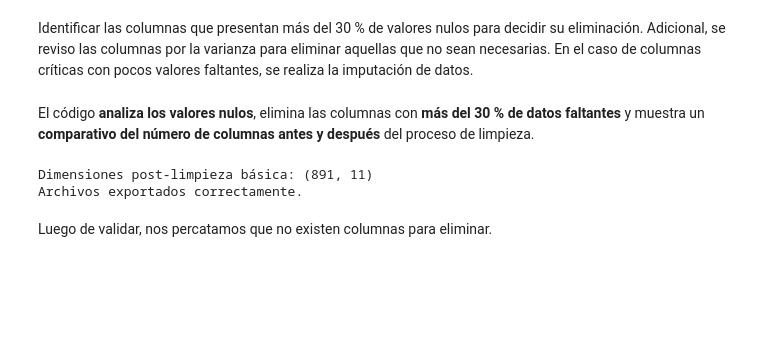
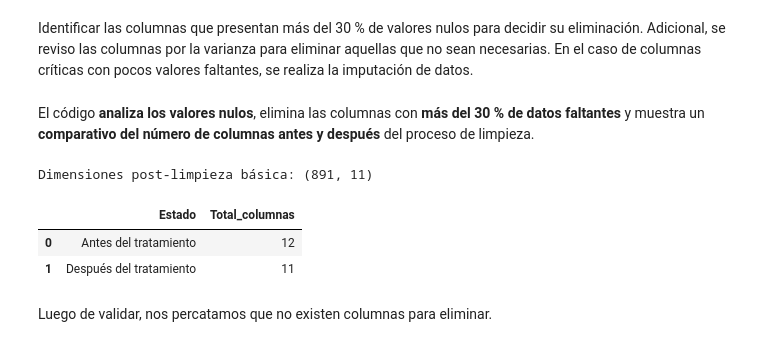
Before and after one commit to ChrisJavier/UIDE_2-WorkGroupDataScienceTools, a Jupyter notebook: Week02/src/HDCGD_CP_W2_E2_PT2_Titanic.ipynb, the cells around one changed output. Saved outputs shown, nothing was run; the diff lists cells and outputs as text; code cells hidden in the pictures; blank space fills up the shorter version.

```diff
--- a/Week02/src/HDCGD_CP_W2_E2_PT2_Titanic.ipynb
+++ b/Week02/src/HDCGD_CP_W2_E2_PT2_Titanic.ipynb
@@ -235,38 +235,36 @@ nulos.columns = ['Columna', 'Porcentaje_nulos']
 columnas_mayor_30 = (
     nulos[nulos['Porcentaje_nulos'] > 30]['Columna']
     .tolist()          # Convierte los nombres de columnas a una lista
 )
 
 # Elimina del DataFrame las columnas con más del 30% de nulos
 df_reducido = df.drop(columns=columnas_mayor_30)
 
 # "Las columnas que tienen un valor único... probablemente sean inútiles"
 for col in df_reducido.columns:
     if df_reducido[col].nunique() == 1:
         print(f"Eliminando columna de varianza cero: {col}")
         df_reducido = df_reducido.drop(columns=[col])
 
 print(f"Dimensiones post-limpieza básica: {df_reducido.shape}")
 
 # Obtiene el total de columnas después de eliminar las columnas con muchos nulos
 total_columnas_despues = df_reducido.shape[1]
 total_columnas_despues  # Muestra el total de columnas después del tratamiento
 
 # Crea un DataFrame resumen con el antes y después del tratamiento de columnas
 resumen_columnas = pd.DataFrame({
     'Estado': ['Antes del tratamiento', 'Después del tratamiento'],
     'Total_columnas': [total_columnas_antes, total_columnas_despues]
 })
 
 # Muestra el resumen final
 resumen_columnas
-
-# Exportar DataFrame limpio a Excel
-df_reducido.to_excel('dataset_limpio.xlsx', index=False)
-print("Archivos exportados correctamente.")
 # %% [output]
 Dimensiones post-limpieza básica: (891, 11)
-Archivos exportados correctamente.
+|  | Estado | Total_columnas |
+| 0 | Antes del tratamiento | 12 |
+| 1 | Después del tratamiento | 11 |
 # %% [markdown]
 Luego de validar, nos percatamos que no existen columnas para eliminar.
 # %% [markdown]
```
Also changed, not shown: parts of 4 cells of this notebook.
